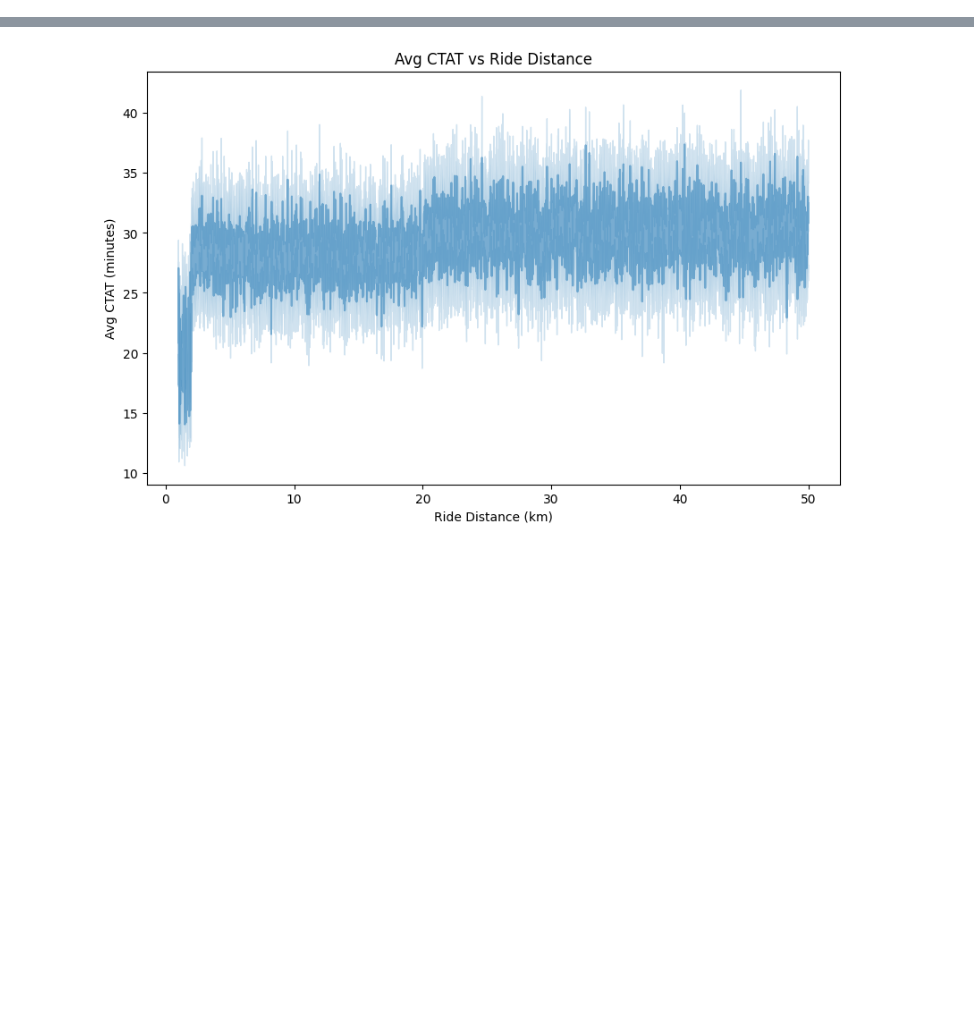
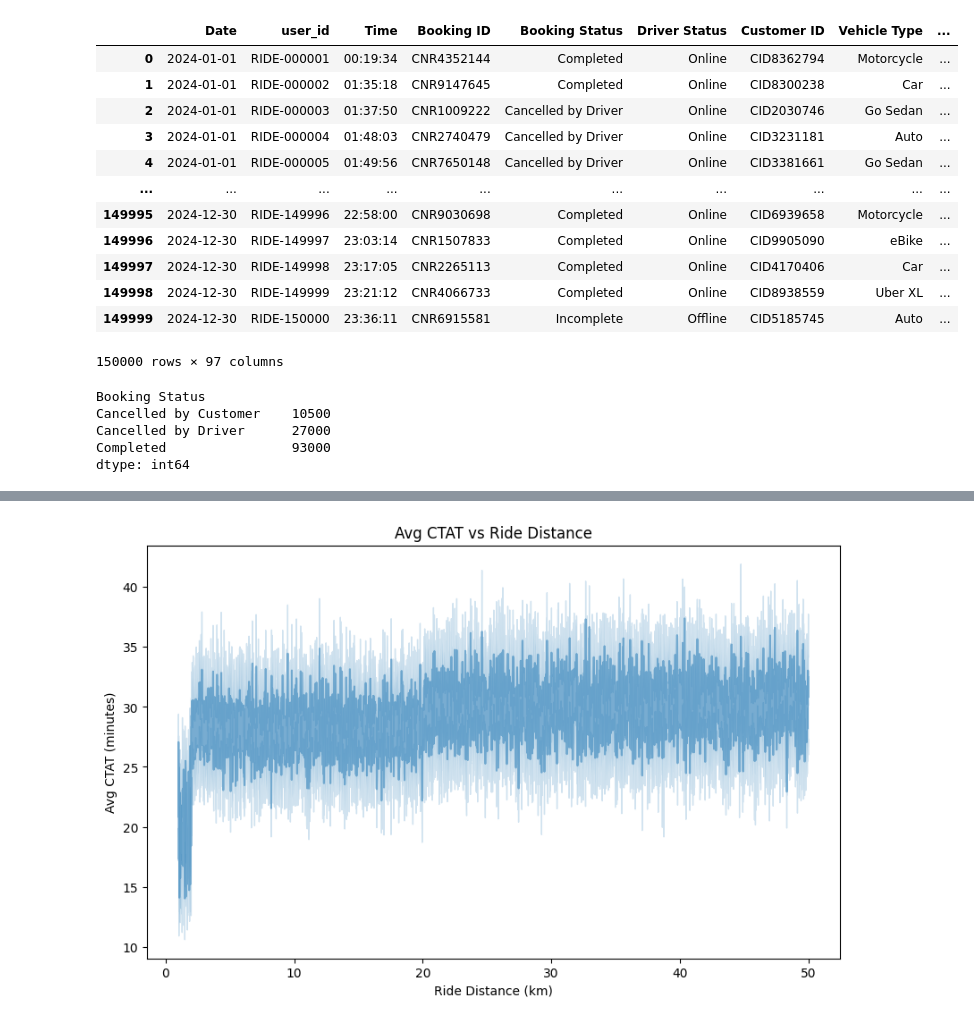
Before and after one commit to Mipjeiger/Taxi-trip-end-to-end-engineering, a Jupyter notebook: production/backend/database/read_data.ipynb, the cells around one changed output, grey strips where cells are left out. Cells and saved outputs as stored; diff of their text form; code cells hidden in the pictures; blank space fills up the shorter version.

```diff
--- a/production/backend/database/read_data.ipynb
+++ b/production/backend/database/read_data.ipynb
@@ -40,0 +55,41 @@ df[['Ride Distance', 'Avg CTAT']].sample(20)
+# %%
+# Logic for add column Driver Status
+import numpy as np
+
+conditions = [
+    df['Booking Status'] == 'Completed',
+    df['Booking Status'].isin(['No Driver Found', 'Incomplete'])
+]
+choices = ['Online', 'Offline']
+
+# Add to logic
+df['Driver Status'] = np.select(conditions, choices, default='Online')
+# %%
+# Move Driver Status position beside Booking Status
+cols = df.columns.tolist()
+cols.remove('Driver Status')
+cols.insert(cols.index('Booking Status') + 1, 'Driver Status')
+df = df[cols]
+df
+# %% [output]
+|  | Date | user_id | Time | Booking ID | Booking Status | Driver Status | Customer ID | Vehicle Type | ... |
+| 0 | 2024-01-01 | RIDE-000001 | 00:19:34 | CNR4352144 | Completed | Online | CID8362794 | Motorcycle | ... |
+| 1 | 2024-01-01 | RIDE-000002 | 01:35:18 | CNR9147645 | Completed | Online | CID8300238 | Car | ... |
+| 2 | 2024-01-01 | RIDE-000003 | 01:37:50 | CNR1009222 | Cancelled by Driver | Online | CID2030746 | Go Sedan | ... |
+| 3 | 2024-01-01 | RIDE-000004 | 01:48:03 | CNR2740479 | Cancelled by Driver | Online | CID3231181 | Auto | ... |
+| 4 | 2024-01-01 | RIDE-000005 | 01:49:56 | CNR7650148 | Cancelled by Driver | Online | CID3381661 | Go Sedan | ... |
+| ... | ... | ... | ... | ... | ... | ... | ... | ... | ... |
+| 149995 | 2024-12-30 | RIDE-149996 | 22:58:00 | CNR9030698 | Completed | Online | CID6939658 | Motorcycle | ... |
+| 149996 | 2024-12-30 | RIDE-149997 | 23:03:14 | CNR1507833 | Completed | Online | CID9905090 | eBike | ... |
+| 149997 | 2024-12-30 | RIDE-149998 | 23:17:05 | CNR2265113 | Completed | Online | CID4170406 | Car | ... |
+| 149998 | 2024-12-30 | RIDE-149999 | 23:21:12 | CNR4066733 | Completed | Online | CID8938559 | Uber XL | ... |
+| 149999 | 2024-12-30 | RIDE-150000 | 23:36:11 | CNR6915581 | Incomplete | Offline | CID5185745 | Auto | ... |
+150000 rows × 97 columns
+# %%
+df[df['Driver Status'] == 'Online'].groupby('Booking Status').size()
+# %% [output]
+Booking Status
+Cancelled by Customer    10500
+Cancelled by Driver      27000
+Completed                93000
+dtype: int64
```
Also changed, not shown: parts of 7 cells of this notebook, 5 other files.
